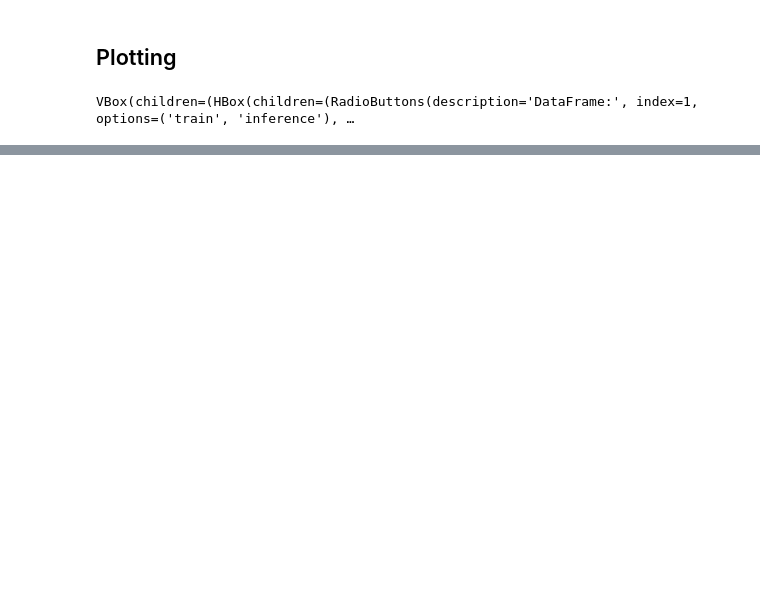
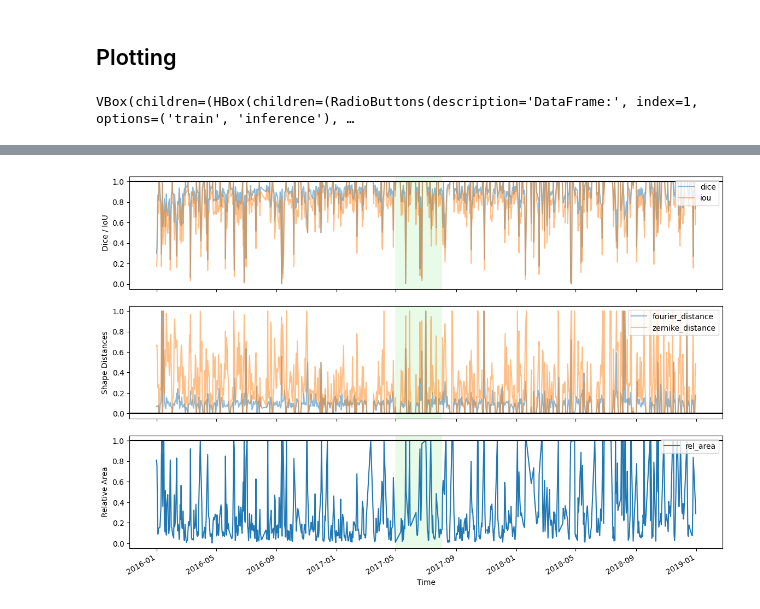
Before and after one commit to oscu0/helio-n, a Jupyter notebook: CH Mask Generator.ipynb, the cells around one changed output, grey strips where cells are left out. Saved outputs shown, nothing was run; the diff lists cells and outputs as text; code cells hidden in the pictures; blank space fills up the shorter version.

Commit message:
2014 stats calculator, new pmap-related Library semantics

```diff
--- a/CH Mask Generator.ipynb
+++ b/CH Mask Generator.ipynb
@@ -448,0 +499,19 @@ OSError: image file is truncated (66 bytes not processed)
+# %%
+mpl.rcParams["lines.markersize"] = 2  # default is 6
+
+# ---- 1. Prepare df with datetime ----
+df = df.copy()
+df.index.name = "key"
+
+dt_index = pd.to_datetime(df.index.str[:13], format="%Y%m%d_%H%M", errors="coerce")
+df = df[~dt_index.isna()].copy()
+df["time"] = dt_index[~dt_index.isna()]
+df = df.sort_values("time")
+
+# ---- 2. Expand stats dict column ----
+stats_df = df["stats_oval"].apply(pd.Series)
+stats_df.index = df["time"]
+
+stats_df.rel_area = stats_df.rel_area.replace([np.inf, -np.inf], np.nan)
+stats_df = stats_df.resample("1d").median()
+stats_df
@@ -448,0 +533,81 @@ OSError: image file is truncated (66 bytes not processed)
+# %%
+# ---- 3. Determine which rows are in training set ----
+train_idx = set(train_df.index.astype(str))
+is_train = df.index.astype(str).isin(train_idx)
+
+# ---- 4. Make the plot with 3 axes ----
+fig, (ax1, ax2, ax3) = plt.subplots(
+    3, 1, figsize=(14, 10), sharex=True, gridspec_kw={"hspace": 0.15}
+)
+
+times = stats_df.index
+
+# ====================================================
+# AXIS 1 — Dice / IoU (remove zeros)
+# ====================================================
+if "dice" in stats_df:
+    dice_clean = stats_df["dice"].replace([0], pd.NA).dropna()
+    ax1.plot(dice_clean.index, dice_clean, label="dice", alpha=0.5)
+
+if "iou" in stats_df:
+    iou_clean = stats_df["iou"].replace([0], pd.NA).dropna()
+    ax1.plot(iou_clean.index, iou_clean, label="iou", alpha=0.5)
+
+ax1.axhline(1, color="black")
+ax1.set_ylabel("Dice / IoU")
+ax1.legend(loc="upper right")
+
+# ====================================================
+# AXIS 2 — Fourier / Zernike distances (remove ones)
+# ====================================================
+if "fourier_distance" in stats_df:
+    fd_clean = stats_df["fourier_distance"].replace([1], pd.NA).dropna()
+    ax2.plot(fd_clean.index, fd_clean, label="fourier_distance", alpha=0.5)
+
+if "zernike_distance" in stats_df:
+    zd_clean = stats_df["zernike_distance"].replace([1], pd.NA).dropna()
+    ax2.plot(zd_clean.index, zd_clean, label="zernike_distance", alpha=0.5)
+
+ax2.axhline(0, color="black")
+ax2.set_ylabel("Shape Distances")
+ax2.legend(loc="upper right")
+
+# ====================================================
+# AXIS 3 — rel_area (remove NaN and zeros)
+# ====================================================
+if "rel_area" in stats_df:
+    rel = np.abs(stats_df["rel_area"].replace([0], pd.NA).dropna())
+    ax3.plot(rel.index, rel, label="rel_area")
+    ax3.axhline(1, color="black")
+
+ax3.set_ylabel("Relative Area")
+ax3.set_xlabel("Time")
+ax3.legend(loc="upper right")
+
+# ====================================================
+# 5. Shade training intervals
+# ====================================================
+axes = [ax1, ax2, ax3]
+mask = is_train
+t_array = df["time"].to_numpy()
+n = len(mask)
+
+for ax in axes:
+    i = 0
+    while i < n:
+        if mask[i]:
+            start = t_array[i]
+            j = i
+            while j + 1 < n and mask[j + 1]:
+                j += 1
+            end = t_array[j]
+            ax.axvspan(start, end, color="lightgreen", alpha=0.2, zorder=-1)
+            i = j + 1
+        else:
+            i += 1
+
+fig.autofmt_xdate()
+plt.tight_layout()
+plt.show()
+# %% [output]
+[figure, added]
```
Also changed, not shown: parts of 20 cells of this notebook.
